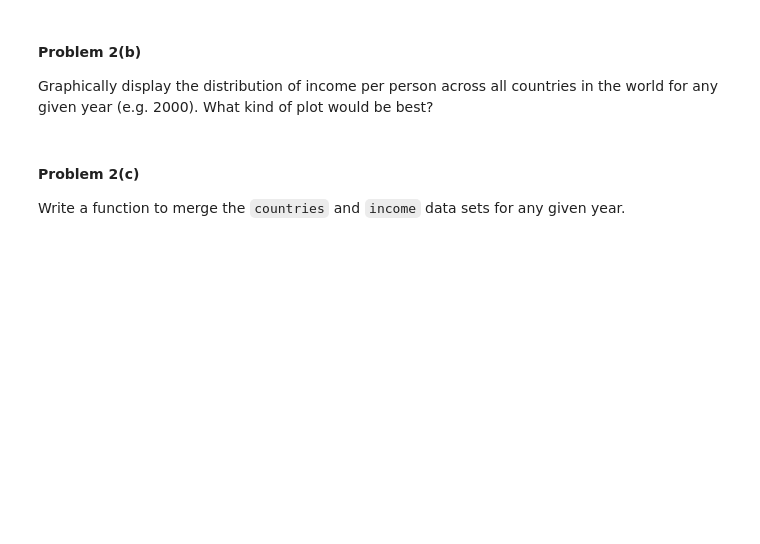
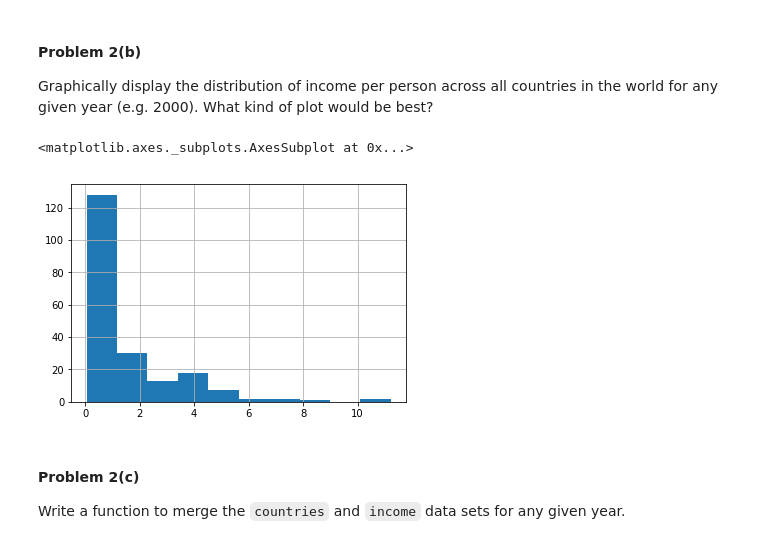
Before and after one commit to williamma12/2014, a Jupyter notebook: homework/HW1.ipynb, the cells around one changed output. Saved outputs shown, nothing was run; the diff lists cells and outputs as text; code cells hidden in the pictures; blank space fills up the shorter version.

```diff
--- a/homework/HW1.ipynb
+++ b/homework/HW1.ipynb
@@ -191,0 +201,6 @@ Using the [data available on Gapminder](http://www.gapminder.org/data/), load in
+# %%
+#your code here
+url = 'http://docs.google.com/spreadsheet/pub?key=phAwcNAVuyj1jiMAkmq1iMg&output=xlsx'
+file = requests.get(url).content
+income = pd.read_excel(StringIO.StringIO(file))
+income.head()
@@ -195,0 +217,6 @@ Transform the data set to have years as the rows and countries as the columns. S
+# %%
+#your code here
+income_trans = income.T
+income_trans.columns = income_trans.iloc[0]
+income_trans = income_trans.reindex(income_trans.index.drop('GDP per capita'))
+income_trans.head()
@@ -199,6 +234,12 @@ Transform the data set to have years as the rows and countries as the columns. S
 Graphically display the distribution of income per person across all countries in the world for any given year (e.g. 2000).  What kind of plot would be best?
 # %%
 #your code here
+year = 2000
+income_year = income_trans.ix[year]/1e4
+income_year.hist()
+# %% [output]
+<matplotlib.axes._subplots.AxesSubplot at 0x...>
+[figure, added]
 # %% [markdown]
 #### Problem 2(c)
 
```
Also changed, not shown: parts of 9 cells of this notebook.
